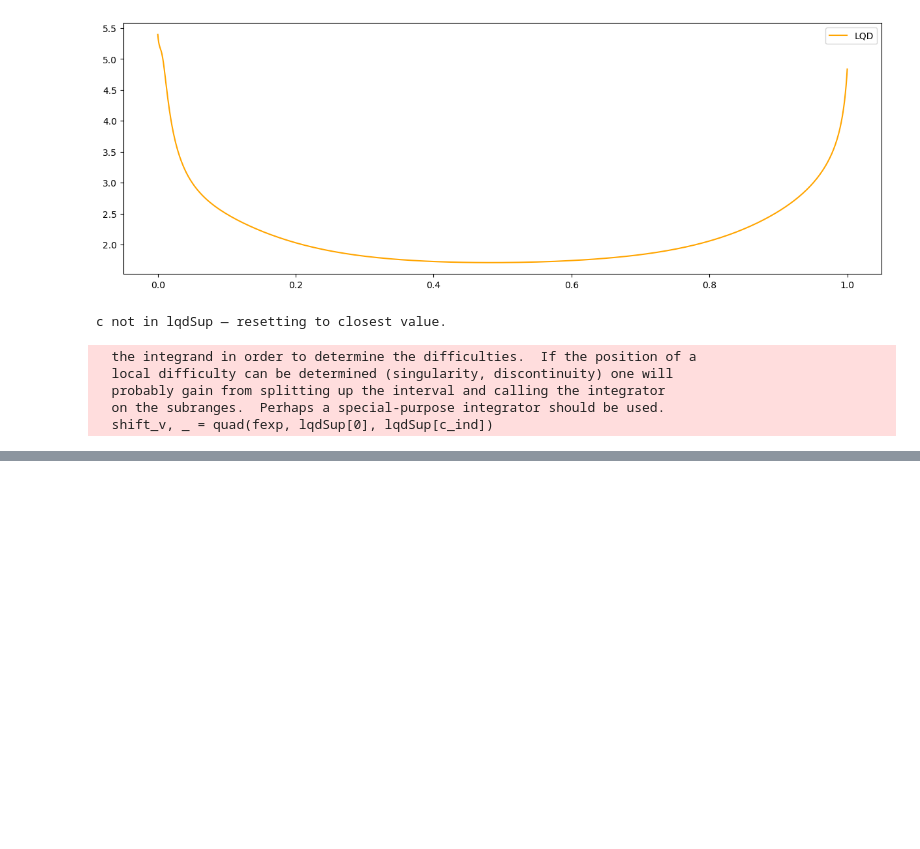
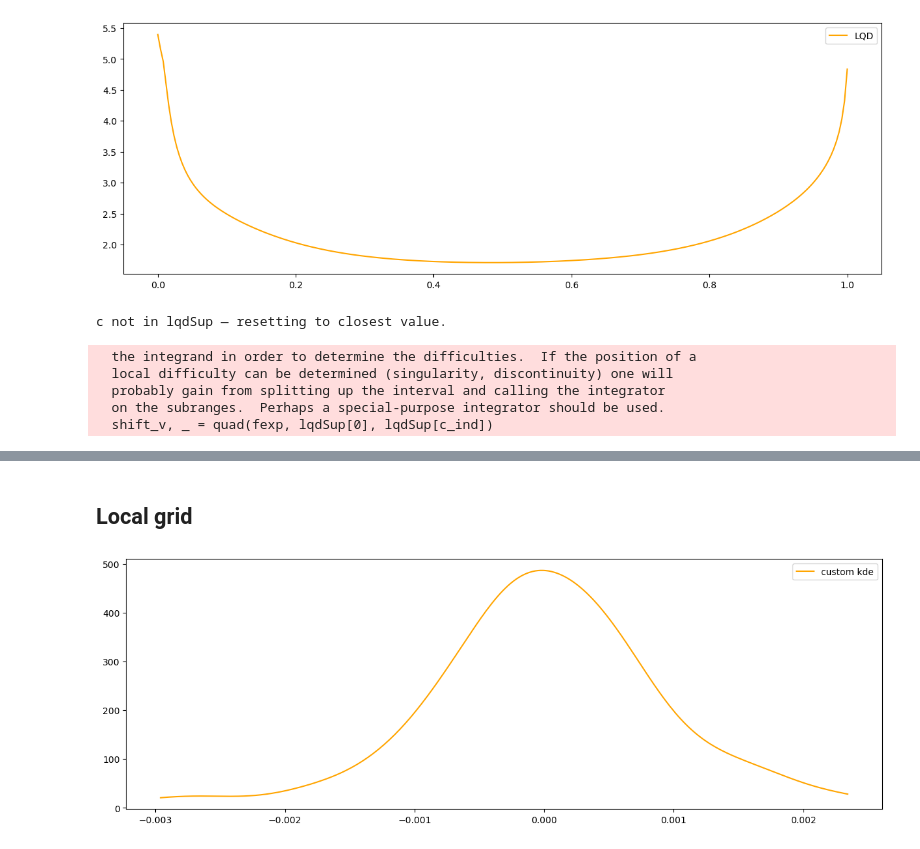
Before and after one commit to matheus-vizzotto/densities4risk, a Jupyter notebook: notebooks/09_assess_trransformation.ipynb, the cells around one changed output, grey strips where cells are left out. Saved outputs shown, nothing was run; the diff lists cells and outputs as text; code cells hidden in the pictures; blank space fills up the shorter version.

Commit message:
adds global and local estimations for assessing mLQDT

```diff
--- a/notebooks/09_assess_trransformation.ipynb
+++ b/notebooks/09_assess_trransformation.ipynb
@@ -73,0 +104,6 @@ plt.show()
+# %%
+# Dados
+data_path = "../data/processed/"
+returns_path = ''.join([data_path, 'ibovespa_treated.xlsx'])
+df = pd.read_excel(returns_path, index_col="time")
+df.head()
@@ -73,0 +119,22 @@ plt.show()
+# %%
+i = 100
+t = df.columns[i]
+n = 256
+
+Z_t = df.loc[:, t]
+params = {'kernel': 't_student', 'bandwidth': 'scott'}
+# params = {"kernel": "t_student", "bandwidth": "scott", "df": 2, "adaptive": True}
+# %% [markdown]
+## Local grid
+# %%
+grid = np.linspace(Z_t.min(), Z_t.max().max(), n)
+# %%
+kde, density = fit_kde_model(Z_t, params)
+
+plt.figure(figsize=(15,5))
+
+sns.lineplot(x=grid, y=density, color="orange", label="custom kde")
+
+plt.show()
+# %% [output]
+[figure, added]
```
Also changed, not shown: parts of 20 cells of this notebook.
